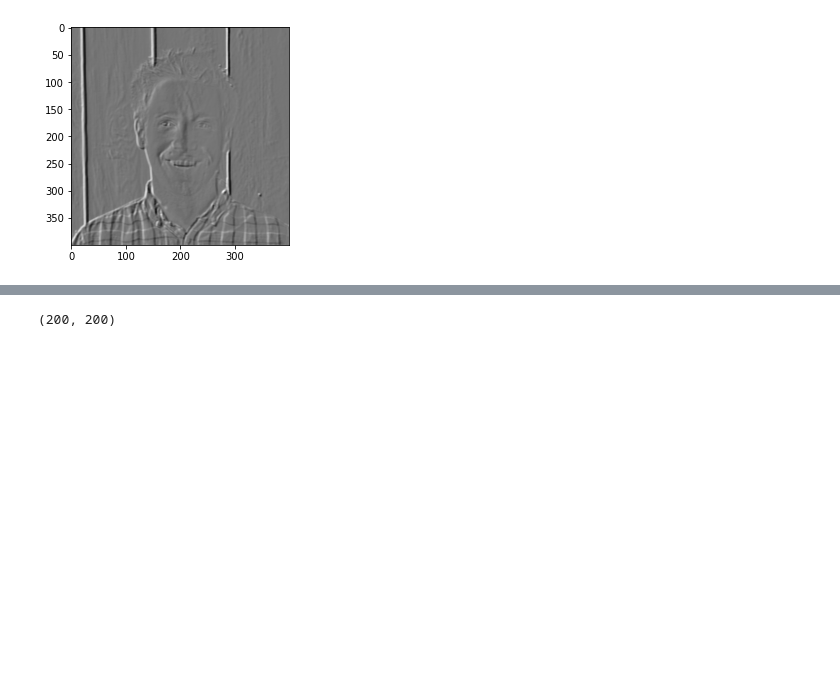
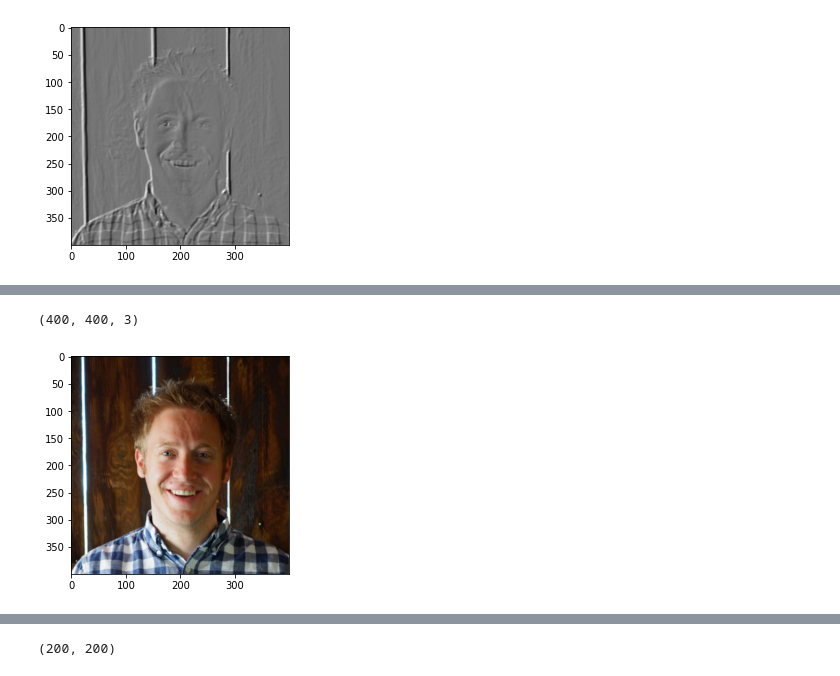
Before and after one commit to skhabiri/DS-Unit-4-Sprint-3-Deep-Learning, a Jupyter notebook: module2-convolutional-neural-networks/cnn-432.ipynb, the cells around one changed output, grey strips where cells are left out. Saved outputs shown, nothing was run; the diff lists cells and outputs as text; code cells hidden in the pictures; blank space fills up the shorter version.

```diff
--- a/module2-convolutional-neural-networks/cnn-432.ipynb
+++ b/module2-convolutional-neural-networks/cnn-432.ipynb
@@ -145,0 +212,6 @@ plt.imshow(austen_edges, cmap='gray')
+# %%
+plt.imshow(austen)
+austen.shape
+# %% [output]
+(400, 400, 3)
+[figure, added]
```
Also changed, not shown: parts of 58 cells of this notebook, 6 other files.
